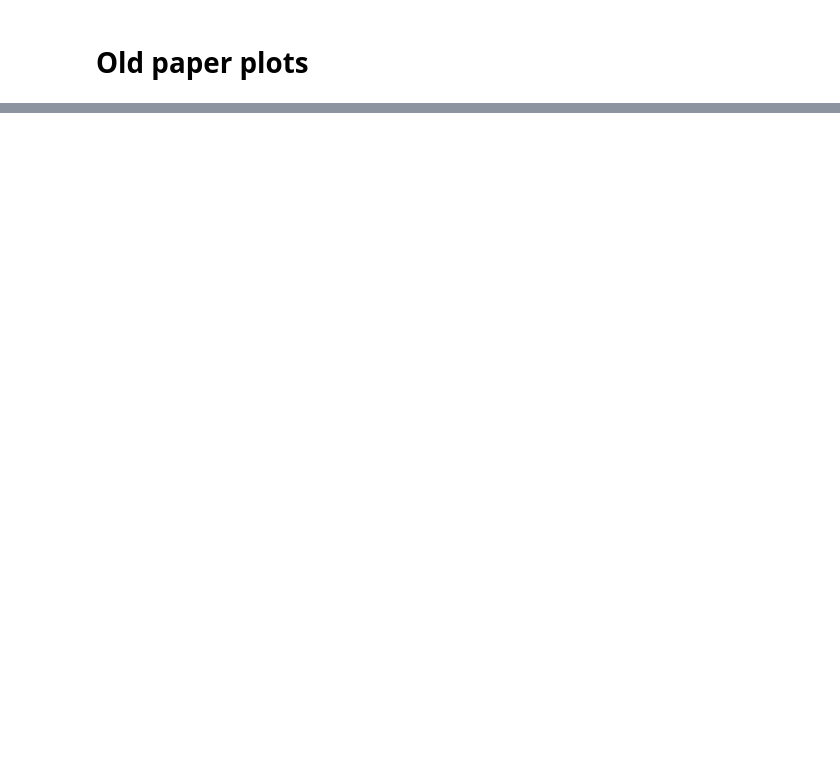
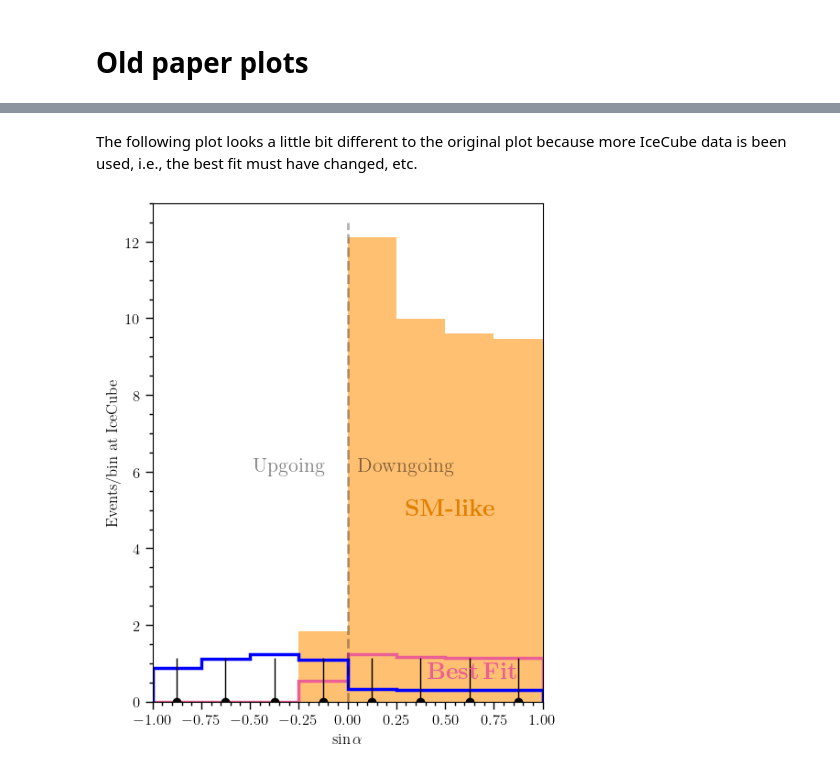
Before and after one commit to tbertolez/BSMatUHEdets, a Jupyter notebook: Notebooks/PaperPlots.ipynb, the cells around one changed output, grey strips where cells are left out. Cells and saved outputs as stored; diff of their text form; code cells hidden in the pictures; blank space fills up the shorter version.

```diff
--- a/Notebooks/PaperPlots.ipynb
+++ b/Notebooks/PaperPlots.ipynb
@@ -946,8 +942,8 @@ phis = [AN.BestFitDiffuseFlux(points[i][0],points[i][1]) for i in range(3)]
 def integrate_bins_anita(edges, xs, lt):
     hist = []
     for i in range(edges.shape[0]-1):
-        thmin = mfuns.get_anita_exit_angle_from_elv_angle(edges[i],pars.ANITA_MeanHeight)
-        thmax = mfuns.get_anita_exit_angle_from_elv_angle(edges[i+1],pars.ANITA_MeanHeight)
+        thmin = mfuns.get_anita_exit_angle_from_elv_angle(edges[i],AN.MeanHeight)
+        thmax = mfuns.get_anita_exit_angle_from_elv_angle(edges[i+1],AN.MeanHeight)
         if np.isnan(thmax):
             thmax = np.pi/2
         res = AN.TotalEffectiveArea(xs,lt,amin = thmin, amax = thmax)
@@ -974,13 +970,13 @@ def integrate_bins_icecube(edges, xs, lt):
         if np.isnan(thmin):
             thmin = 0.0
 
-        res = IC.TotalEffectiveArea(xs,lt,thmin = thmin, thmax = thmax)
+        res = IC.TotalEffectiveArea(xs,lt,0.0,thmin = thmin, thmax = thmax) # br = 0
         hist.append(res)
 
     return np.array(hist)
 
 nbins_ic = 9
-cosang = np.linspace(np.cos(pars.IC_MinZenAngle), np.cos(pars.IC_MaxZenAngle), nbins_ic)
+cosang = np.linspace(np.cos(IC.MinZenAngle), np.cos(IC.MaxZenAngle), nbins_ic)
 angles_ic = np.arccos(cosang)
 
 funhist_ic = []
@@ -999,7 +995,7 @@ colors = [plvars.color1,plvars.color2,plvars.color3]
 for i in range(3):
     lt = points[i][1]
     xs = points[i][0]
-    phi = phis[i]*pars.ANITA_Livetime*pars.DiffuseNorm
+    phi = phis[i]*AN.LiveTime*pars.DiffuseNorm
     # funhist = integrate_bins(angles, xs, lt)
     # print(np.sum(funhist_an[i]*phi))
     # funhist = np.array([2*np.pi*AN.EffectiveArea(elv,xs,lt) for elv in angleshist])
@@ -1039,3 +1037,5 @@ figAE.show()
+# %% [markdown]
+The following plot looks a little bit different to the original plot because more IceCube data is been used, i.e., the best fit must have changed, etc.
 # %%
 # IceCube histogram comparison to data
 figAE, axAE = plt.subplots(figsize = plvars.figsize, gridspec_kw = plvars.margins)
@@ -1044,32 +1044,34 @@ figAE, axAE = plt.subplots(figsize = plvars.figsize, gridspec_kw = plvars.margin
 cosmids = (cosang[1:]+cosang[:-1])/2.
 binwidth = np.abs(np.diff(cosang))
 
 colors = [plvars.color1,plvars.color2,plvars.color3]
 for i in range(3):
     lt = points[i][1]
     xs = points[i][0]
-    phi = phis[i]*pars.IC_LiveTime*pars.DiffuseNorm
+    phi = phis[i]*IC.LiveTime*pars.DiffuseNorm
     # yy = np.array([phi/2*pars.IC_LiveTime*funhist[i] for costh in angles])
     if i == 0:
         axAE.stairs(funhist_ic[i]*phi, -cosang, color = colors[i], label = plvars.label_sigma(xs), lw = 2.5, fill=True, alpha = 0.8)
     else:
         axAE.stairs(funhist_ic[i]*phi, -cosang, color = colors[i], label = plvars.label_sigma(xs), lw = 2.5)
 
 axAE.errorbar(cosmids, np.zeros(nbins_ic-1), yerr = 1.148,fmt = 'o', color = 'k', elinewidth= 1)
 # axAE.errorbar(cosmids, np.ones(nbins_ic-1)*1.148, xerr = 0.08, yerr = 0.12, uplims = True, color = 'k', fmt = 'none')
 
 axAE.vlines(0,0,12.5, color = 'k', alpha = 0.3, ls = '--')
 
 axAE.text(0.05,6.0,'Downgoing', fontsize = 16, alpha = 0.5)
 axAE.text(-0.485,6.0,'Upgoing', fontsize = 16, alpha = 0.5)
 
 axAE.annotate(r'\textbf{SM-like}', (0.3,4.87), ma = 'right', color = plvars.darkcolor1, fontsize = plvars.titl_size+1)
 axAE.annotate(r'\textbf{Best}\,\textbf{Fit}', (0.41,0.61), ma = 'right', color = plvars.color2, fontsize = plvars.titl_size+1)
 
 axAE.set_xlabel(r'$\sin\alpha$')
 axAE.set_ylabel(r'Events/bin at IceCube')
-axAE.set_ylim([0,6.5])
+axAE.set_ylim([0,13])
 axAE.set_xlim([-1,1])
 # axAE.legend()
 figAE.show()
 # figAE.savefig(plotdir + 'IceCube/IC_Histogram_2.pdf')
+# %% [output]
+[figure, added]
```
Also changed, not shown: parts of 10 cells of this notebook, 8 other files.
